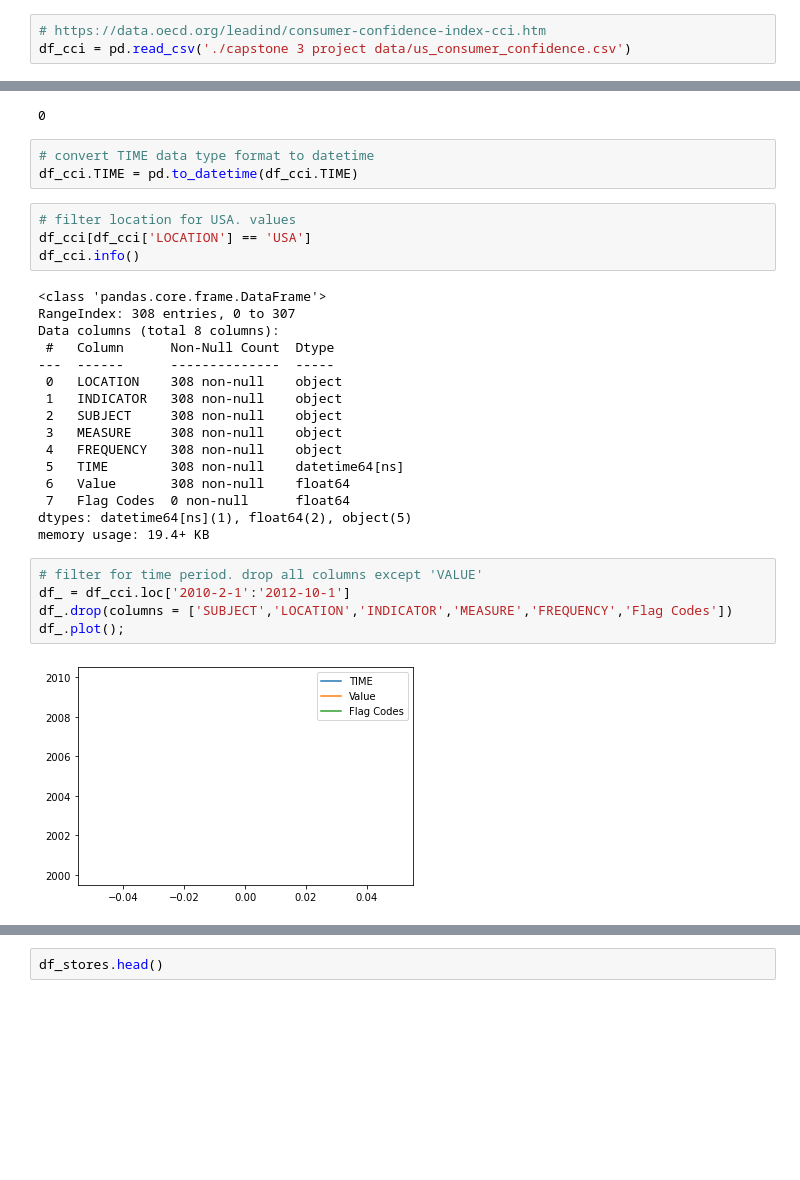
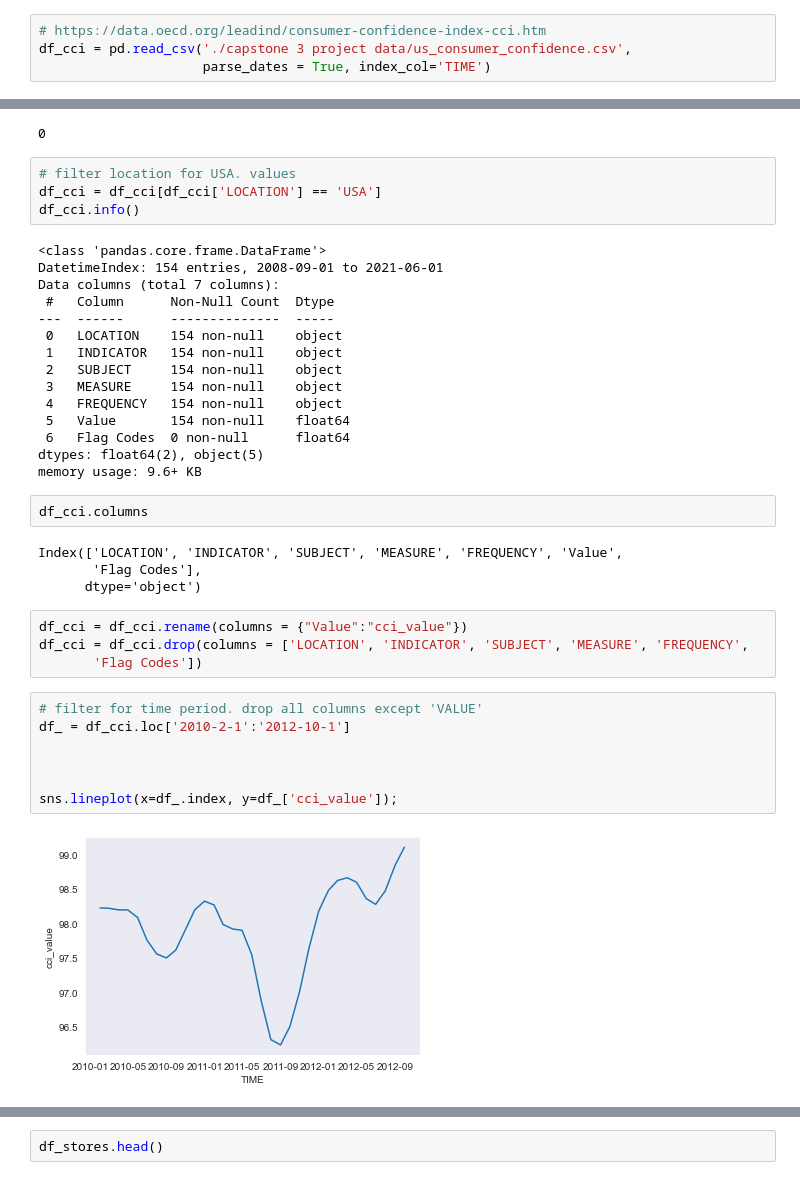
Before and after one commit to ChartreuseJoJo/Data_Science_Portofolio, a Jupyter notebook: capstone_3_project_files/Capstone 3 Data Wrangling.ipynb, the cells around one changed output, grey strips where cells are left out. Cells and saved outputs as stored; diff of their text form; blank space fills up the shorter version.

```diff
--- a/capstone_3_project_files/Capstone 3 Data Wrangling.ipynb
+++ b/capstone_3_project_files/Capstone 3 Data Wrangling.ipynb
@@ -50,6 +51,7 @@ df_train = pd.read_csv('./capstone 3 project data/train.csv')
 # %%
 # https://data.oecd.org/leadind/consumer-confidence-index-cci.htm
-df_cci = pd.read_csv('./capstone 3 project data/us_consumer_confidence.csv')
+df_cci = pd.read_csv('./capstone 3 project data/us_consumer_confidence.csv',
+                     parse_dates = True, index_col='TIME')
 # %% [markdown]
 # Data
 
@@ -129,36 +157,44 @@ df_cci.head(5)
 df_cci['LOCATION'].isna().sum()
 # %% [output]
 0
-# %%
-# convert TIME data type format to datetime
-df_cci.TIME = pd.to_datetime(df_cci.TIME)
 # %%
 # filter location for USA. values
-df_cci[df_cci['LOCATION'] == 'USA']
+df_cci = df_cci[df_cci['LOCATION'] == 'USA']
 df_cci.info()
 # %% [output]
 <class 'pandas.core.frame.DataFrame'>
-RangeIndex: 308 entries, 0 to 307
-Data columns (total 8 columns):
+DatetimeIndex: 154 entries, 2008-09-01 to 2021-06-01
+Data columns (total 7 columns):
  #   Column      Non-Null Count  Dtype
 ---  ------      --------------  -----
- 0   LOCATION    308 non-null    object
- 1   INDICATOR   308 non-null    object
- 2   SUBJECT     308 non-null    object
- 3   MEASURE     308 non-null    object
- 4   FREQUENCY   308 non-null    object
- 5   TIME        308 non-null    datetime64[ns]
- 6   Value       308 non-null    float64
- 7   Flag Codes  0 non-null      float64
-dtypes: datetime64[ns](1), float64(2), object(5)
-memory usage: 19.4+ KB
+ 0   LOCATION    154 non-null    object
+ 1   INDICATOR   154 non-null    object
+ 2   SUBJECT     154 non-null    object
+ 3   MEASURE     154 non-null    object
+ 4   FREQUENCY   154 non-null    object
+ 5   Value       154 non-null    float64
+ 6   Flag Codes  0 non-null      float64
+dtypes: float64(2), object(5)
+memory usage: 9.6+ KB
+# %%
+df_cci.columns
+# %% [output]
+Index(['LOCATION', 'INDICATOR', 'SUBJECT', 'MEASURE', 'FREQUENCY', 'Value',
+       'Flag Codes'],
+      dtype='object')
+# %%
+df_cci = df_cci.rename(columns = {"Value":"cci_value"})
+df_cci = df_cci.drop(columns = ['LOCATION', 'INDICATOR', 'SUBJECT', 'MEASURE', 'FREQUENCY',
+       'Flag Codes'])
 # %%
 # filter for time period. drop all columns except 'VALUE'
 df_ = df_cci.loc['2010-2-1':'2012-10-1']
-df_.drop(columns = ['SUBJECT','LOCATION','INDICATOR','MEASURE','FREQUENCY','Flag Codes'])
-df_.plot();
+
+
+
+sns.lineplot(x=df_.index, y=df_['cci_value']);
 # %% [output]
-[figure, old version]
+[figure, new version]
 # %% [markdown]
 # Stores.csv Data Wrangling
 
```
Also changed, not shown: parts of 87 cells of this notebook.
